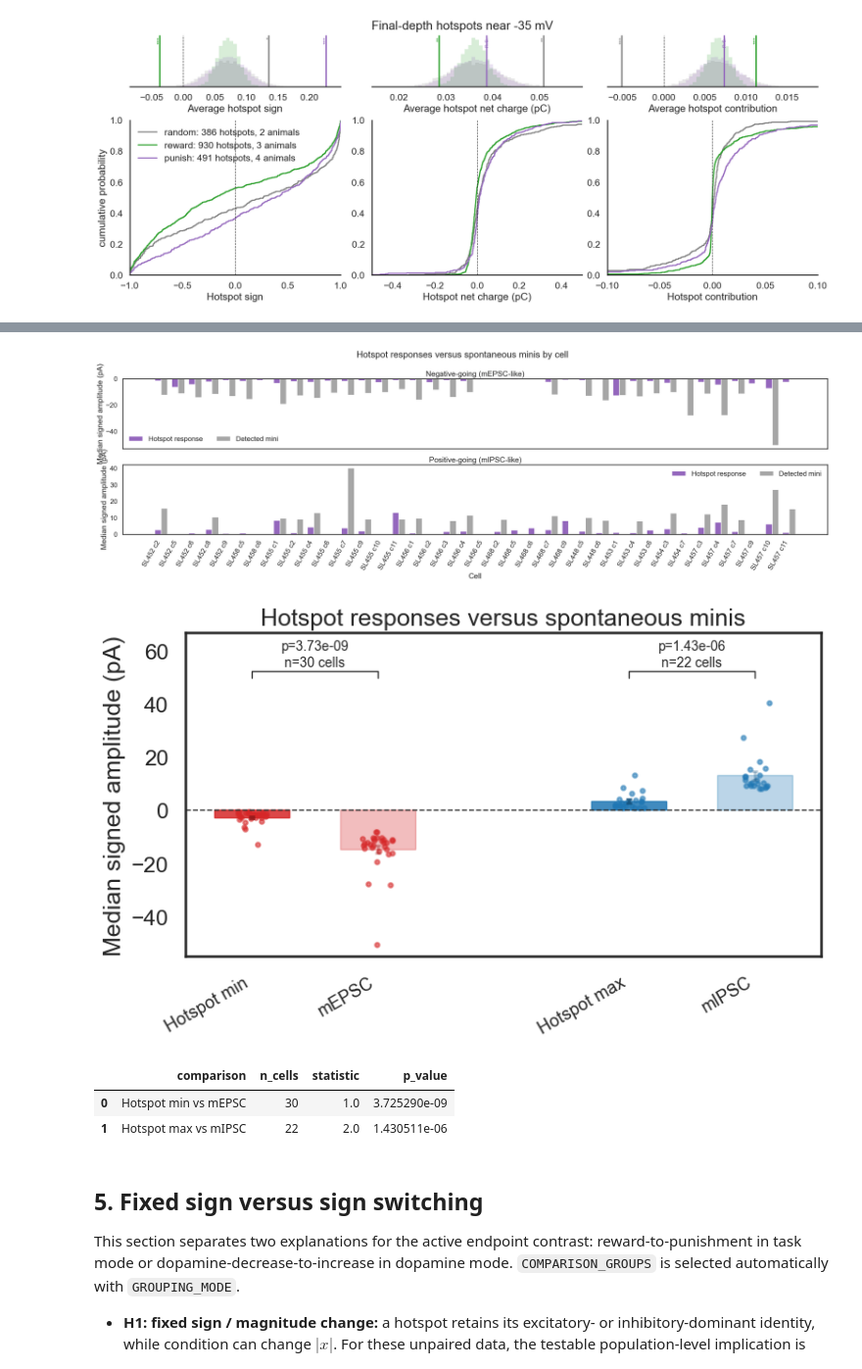
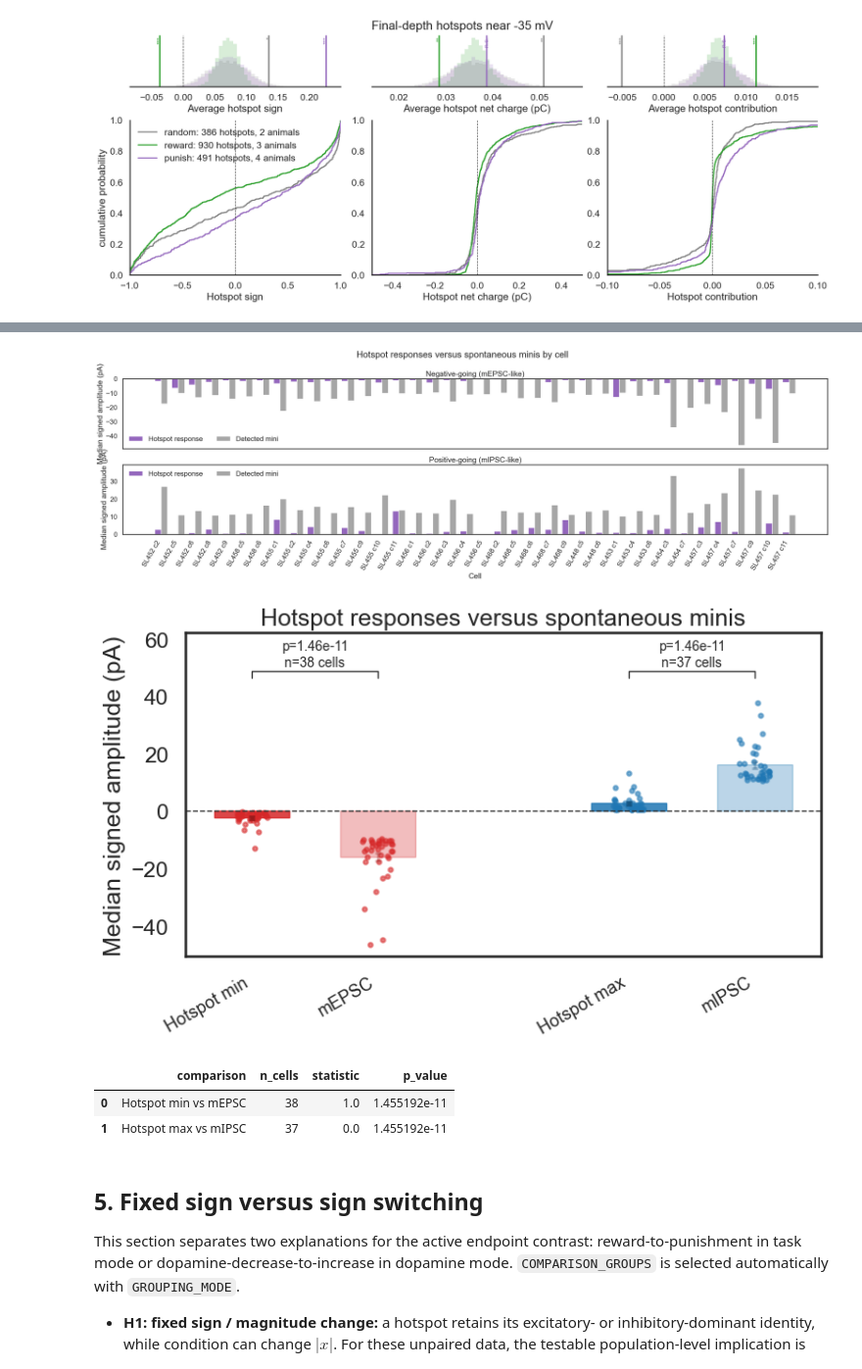
Before and after one commit to shunnnli/pyNeuroDAP, a Jupyter notebook: notebooks/Shun_dmd_analysis.ipynb, the cells around one changed output, grey strips where cells are left out. Shown at 98% size. Drawn from its saved outputs; the diff is of its cells as text; code cells hidden in the pictures.

```diff
--- a/notebooks/Shun_dmd_analysis.ipynb
+++ b/notebooks/Shun_dmd_analysis.ipynb
@@ -1875,7 +1645,7 @@ With `SLOPE_WINDOW = None`, independently fit each feasible final-trial window f
 # %%
 SLOPE_WINDOW = None  # Use all trials when a session is shorter than 15.
 DA_SMOOTHING_WINDOW = 5
-NUM_GROUPS = 2  # 3: decrease/stable/increase; 2: decrease/increase.
+NUM_GROUPS = 3  # 3: decrease/stable/increase; 2: decrease/increase.
 # %%
 from sklearn.cluster import KMeans
 
@@ -2425,6 +2192,6 @@ plt.show()
 # %%
 # Cell-by-cell comparison of median signed hotspot and mini amplitudes.
-mini_plot_df = mini_comparison_df.copy()
+mini_plot_df = rc_baseline_comparison_df.copy()
 mini_plot_df["group"] = pd.Categorical(
     mini_plot_df["group"], categories=GROUP_ORDER, ordered=True
 )
@@ -2435,34 +2202,34 @@ x = np.arange(len(mini_plot_df), dtype=float)
 labels = [
     f"{row.animal} c{row.cell}"
     for row in mini_plot_df.itertuples(index=False)
 ]
 bar_width = 0.38
 fig, axes = plt.subplots(
     2, 1, figsize=(max(12, 0.65 * len(mini_plot_df)), 8), sharex=True
 )
 for ax, hotspot_column, mini_column, title in (
     (axes[0], "hotspot_min_pa", "mini_min_pa", "Negative-going (mEPSC-like)"),
     (axes[1], "hotspot_max_pa", "mini_max_pa", "Positive-going (mIPSC-like)"),
 ):
     ax.bar(
         x - bar_width / 2, mini_plot_df[hotspot_column],
         width=bar_width, color="tab:purple", label="Hotspot response",
     )
     ax.bar(
         x + bar_width / 2, mini_plot_df[mini_column],
         width=bar_width, color="0.65", label="Detected mini",
     )
     ax.axhline(0, color="0.2", linewidth=0.8)
     ax.set_ylabel("Median signed amplitude (pA)")
     ax.set_title(title)
     ax.legend(frameon=False, ncol=2)
 axes[1].set_xticks(x, labels, rotation=60, ha="right")
 axes[1].set_xlabel("Cell")
 fig.suptitle("Hotspot responses versus spontaneous minis by cell")
 fig.tight_layout()
 plt.show()
 # %% [output]
-[figure, old version]
+[figure, new version]
 # %%
 # Cell-matched hotspot and mini amplitudes with paired comparisons.
 from scipy.stats import wilcoxon
@@ -2473,7 +2240,7 @@ comparison_specs = [
 ]
 bar_values, statistics = [], []
 for hotspot_column, mini_column, hotspot_label, mini_label in comparison_specs:
-    paired = mini_comparison_df[[hotspot_column, mini_column]].apply(
+    paired = rc_baseline_comparison_df[[hotspot_column, mini_column]].apply(
         pd.to_numeric, errors="coerce"
     ).dropna()
     paired = paired[np.isfinite(paired).all(axis=1)]
@@ -2540,10 +2307,10 @@ else:
     statistics_df = pd.DataFrame(statistics)
     display(statistics_df)
 # %% [output]
-[figure, old version]
+[figure, new version]
 |  | comparison | n_cells | statistic | p_value |
-| 0 | Hotspot min vs mEPSC | 30 | 1.0 | 3.725290e-09 |
-| 1 | Hotspot max vs mIPSC | 22 | 2.0 | 1.430511e-06 |
+| 0 | Hotspot min vs mEPSC | 38 | 1.0 | 1.455192e-11 |
+| 1 | Hotspot max vs mIPSC | 37 | 0.0 | 1.455192e-11 |
 # %% [markdown]
 ## 5. Fixed sign versus sign switching
 
```
Also changed, not shown: parts of 18 cells of this notebook, 2 other files.
